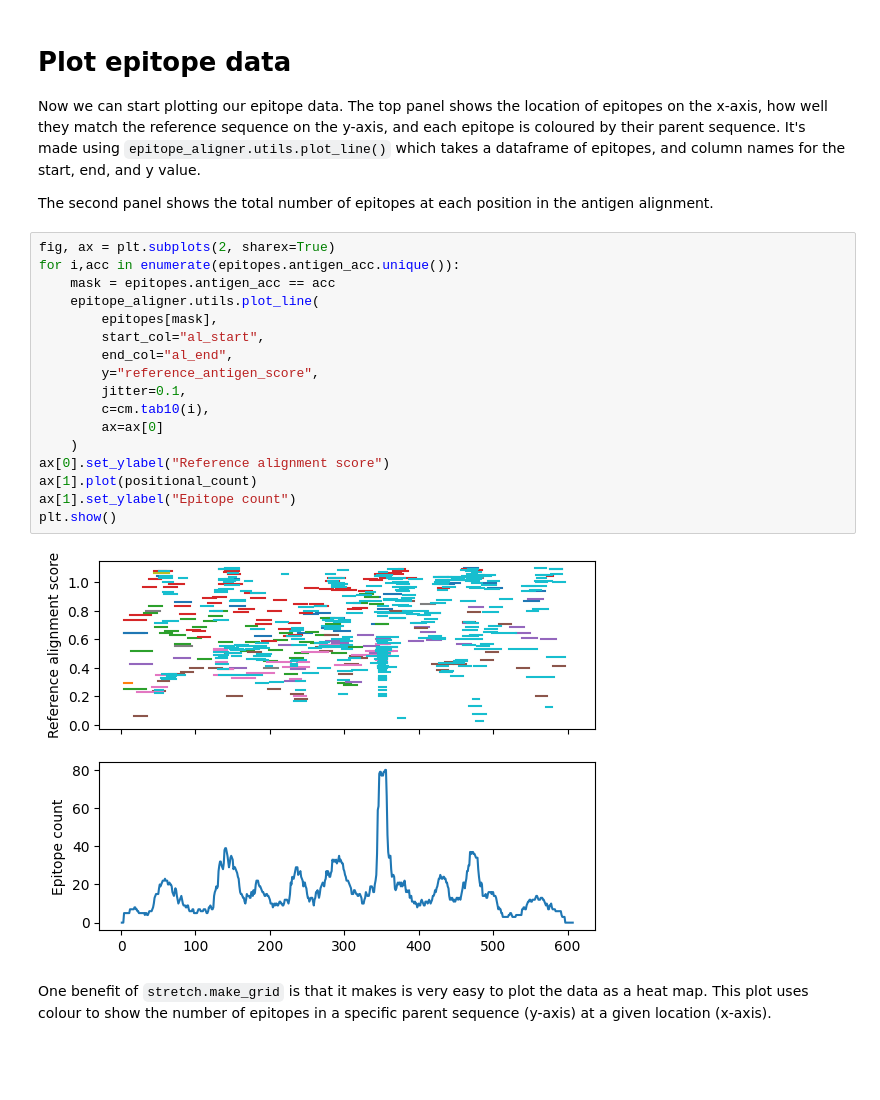
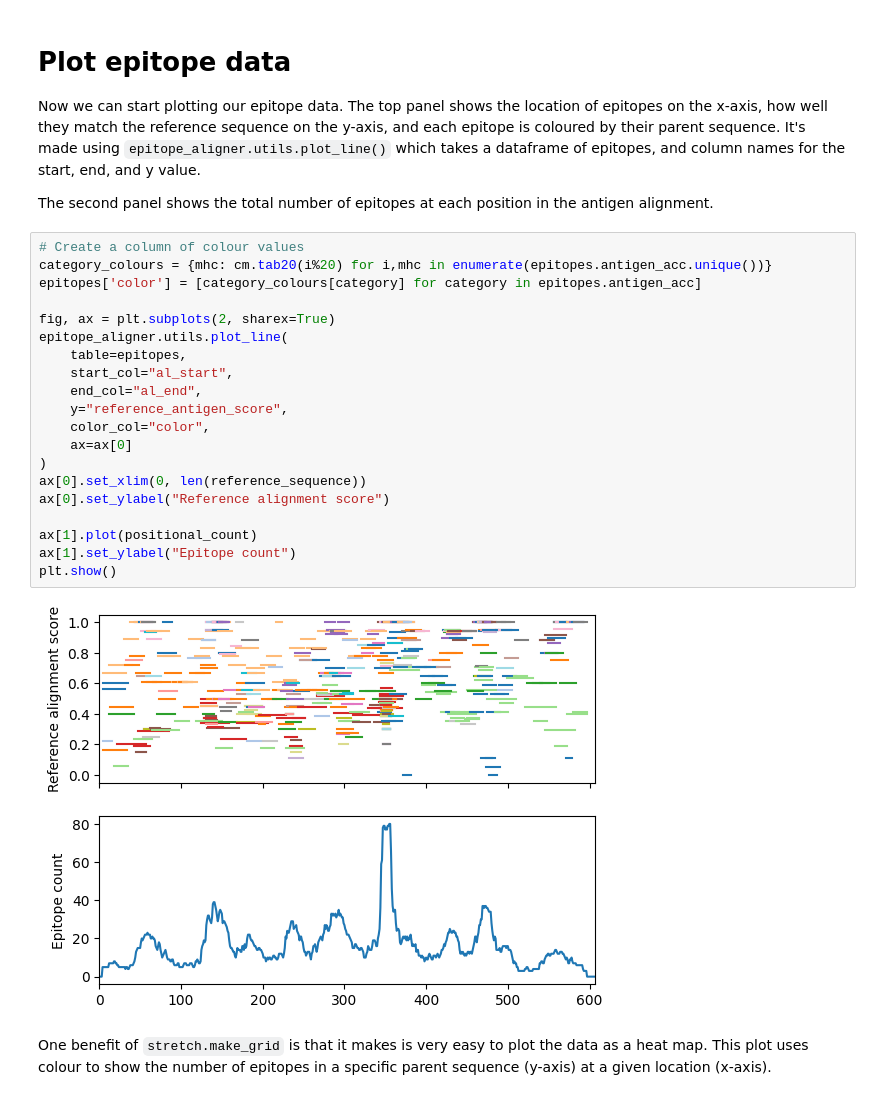
Before and after one commit to BarinthusBio/epitope_aligner, a Jupyter notebook: examples/quickstart.ipynb, the cells around one changed output. Saved outputs shown, nothing was run; the diff lists cells and outputs as text; blank space fills up the shorter version.

Commit message:
Use `color_col` to correctl set colour based on antigen_acc

```diff
--- a/examples/quickstart.ipynb
+++ b/examples/quickstart.ipynb
@@ -182,24 +181,27 @@ Now we can start plotting our epitope data. The top panel shows the location of
 
 The second panel shows the total number of epitopes at each position in the antigen alignment.
 # %%
+# Create a column of colour values
+category_colours = {mhc: cm.tab20(i%20) for i,mhc in enumerate(epitopes.antigen_acc.unique())}
+epitopes['color'] = [category_colours[category] for category in epitopes.antigen_acc]
+
 fig, ax = plt.subplots(2, sharex=True)
-for i,acc in enumerate(epitopes.antigen_acc.unique()):
-    mask = epitopes.antigen_acc == acc
-    epitope_aligner.utils.plot_line(
-        epitopes[mask],
-        start_col="al_start",
-        end_col="al_end",
-        y="reference_antigen_score",
-        jitter=0.1,
-        c=cm.tab10(i),
-        ax=ax[0]
-    )
+epitope_aligner.utils.plot_line(
+    table=epitopes,
+    start_col="al_start",
+    end_col="al_end",
+    y="reference_antigen_score",
+    color_col="color",
+    ax=ax[0]
+)
+ax[0].set_xlim(0, len(reference_sequence))
 ax[0].set_ylabel("Reference alignment score")
+
 ax[1].plot(positional_count)
 ax[1].set_ylabel("Epitope count")
 plt.show()
 # %% [output]
-[figure, old version]
+[figure, new version]
 # %% [markdown]
 One benefit of `stretch.make_grid` is that it makes is very easy to plot the data as a heat map. This plot uses colour to show the number of epitopes in a specific parent sequence (y-axis) at a given location (x-axis).
 # %%
```
Also changed, not shown: parts of 1 cell of this notebook.
